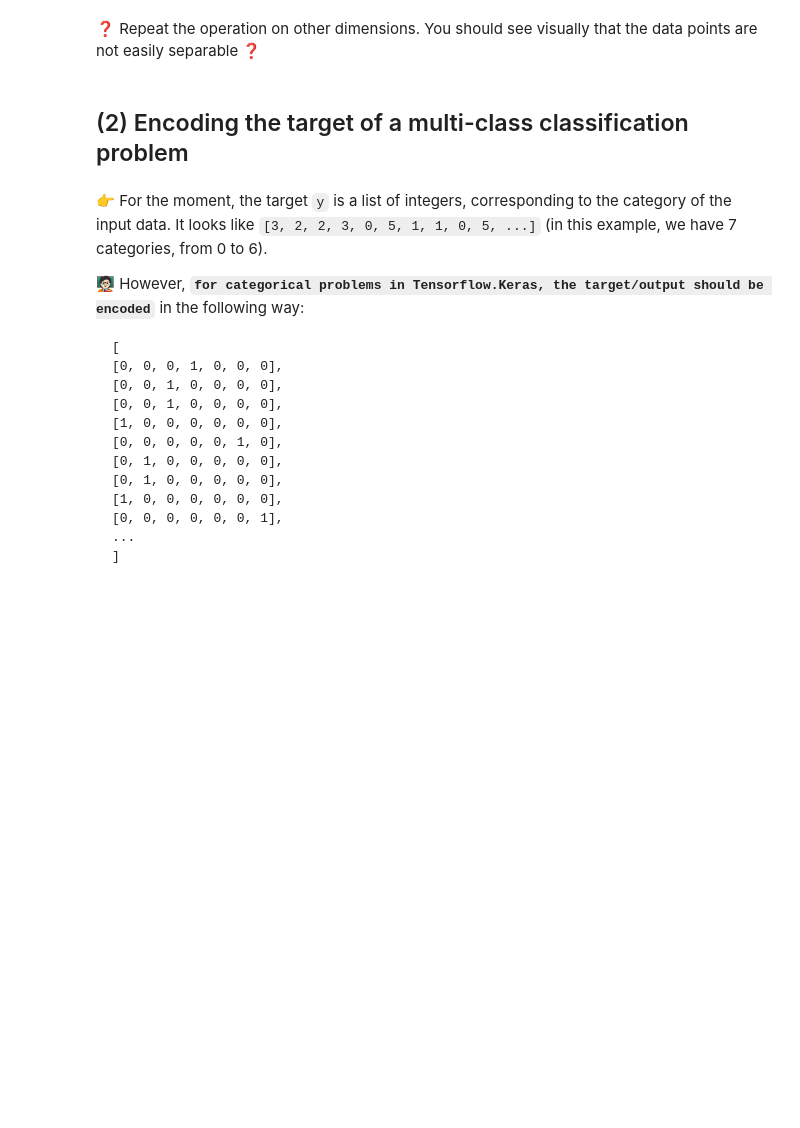
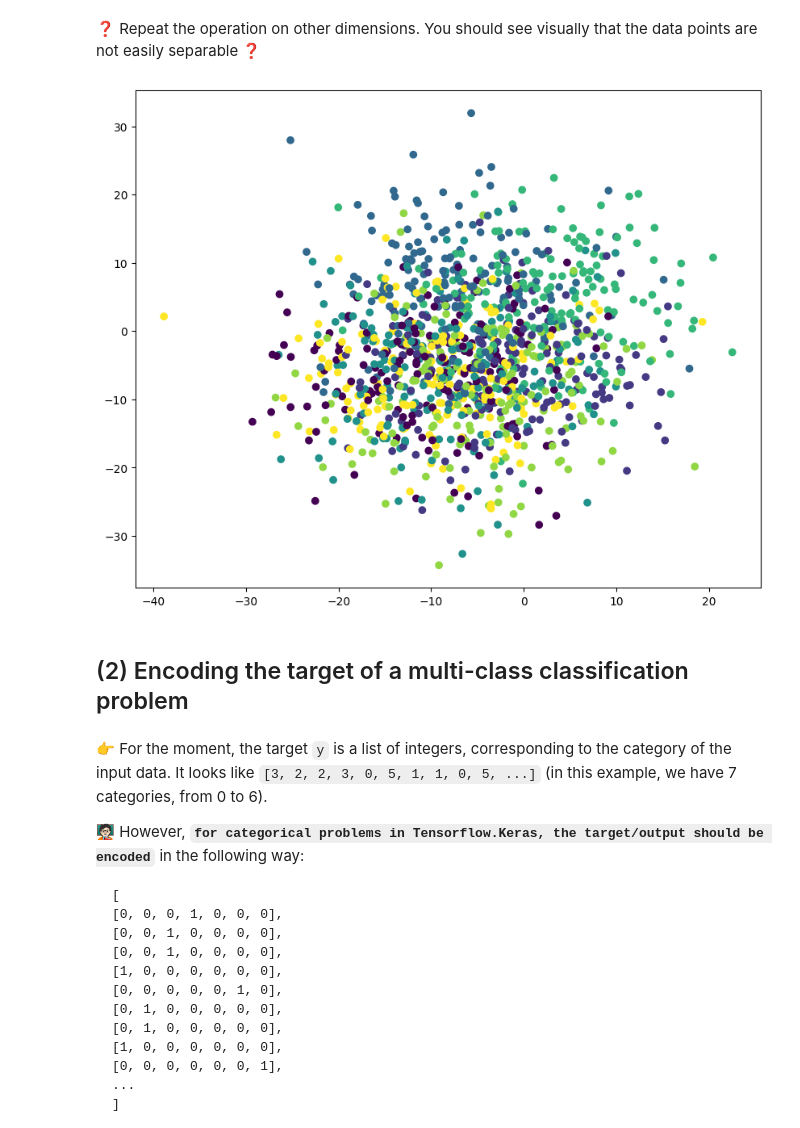
Before and after one commit to yuling027/data-multiclass-classification, a Jupyter notebook: multiclass_classification.ipynb, the cells around one changed output. Drawn from its saved outputs; the diff is of its cells as text; code cells hidden in the pictures; blank space fills up the shorter version.

```diff
--- a/multiclass_classification.ipynb
+++ b/multiclass_classification.ipynb
@@ -43,3 +54,9 @@
+# %%
+# YOUR CODE HERE
+plt.figure(figsize=(10, 8))
+scatter = plt.scatter(X[:, 2], X[:, 4], c=y)
+# %% [output]
+[figure, added]
 # %% [markdown]
 ## (2) Encoding the target of a multi-class classification problem
 # %% [markdown]
```
Also changed, not shown: parts of 26 cells of this notebook.
